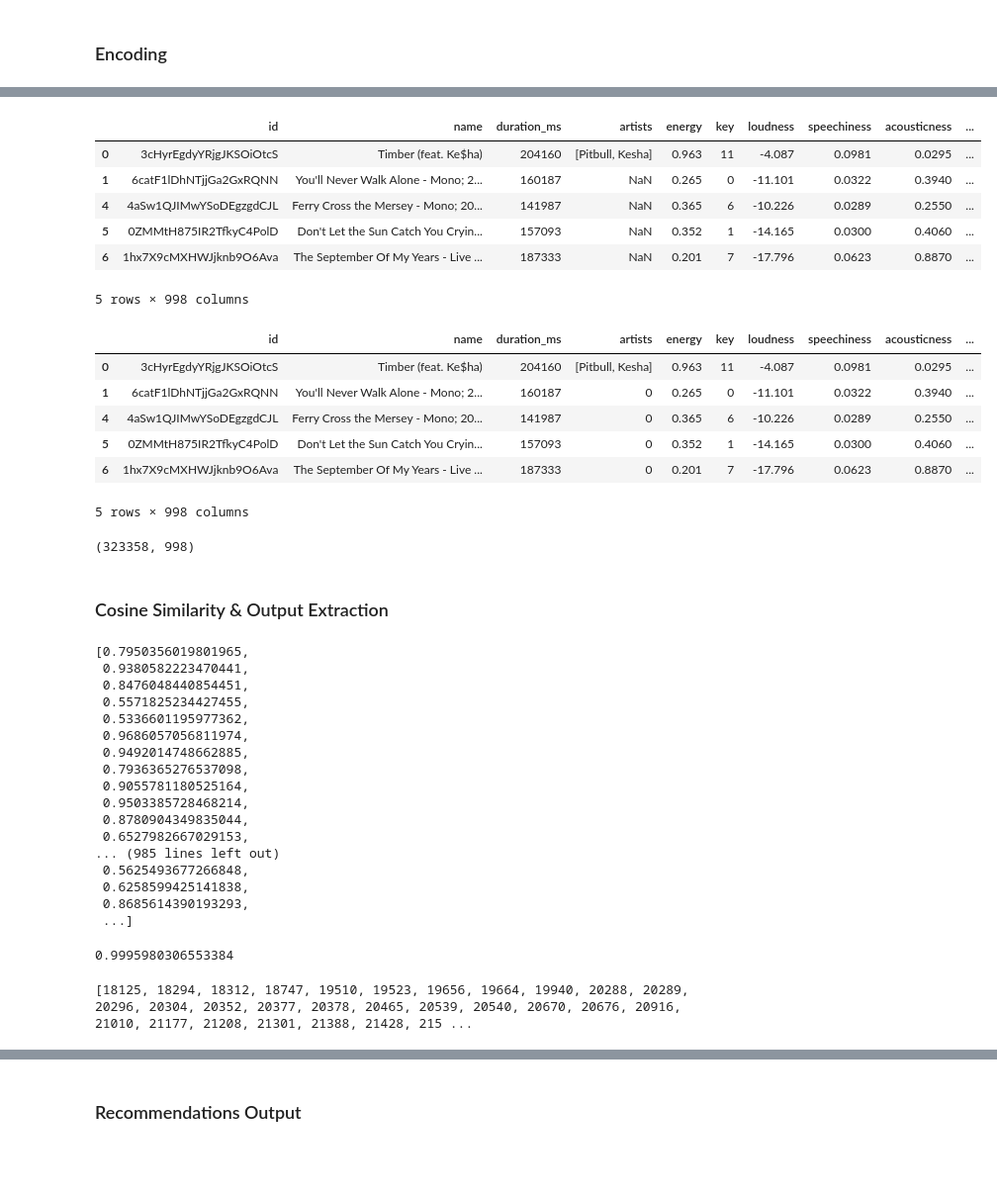
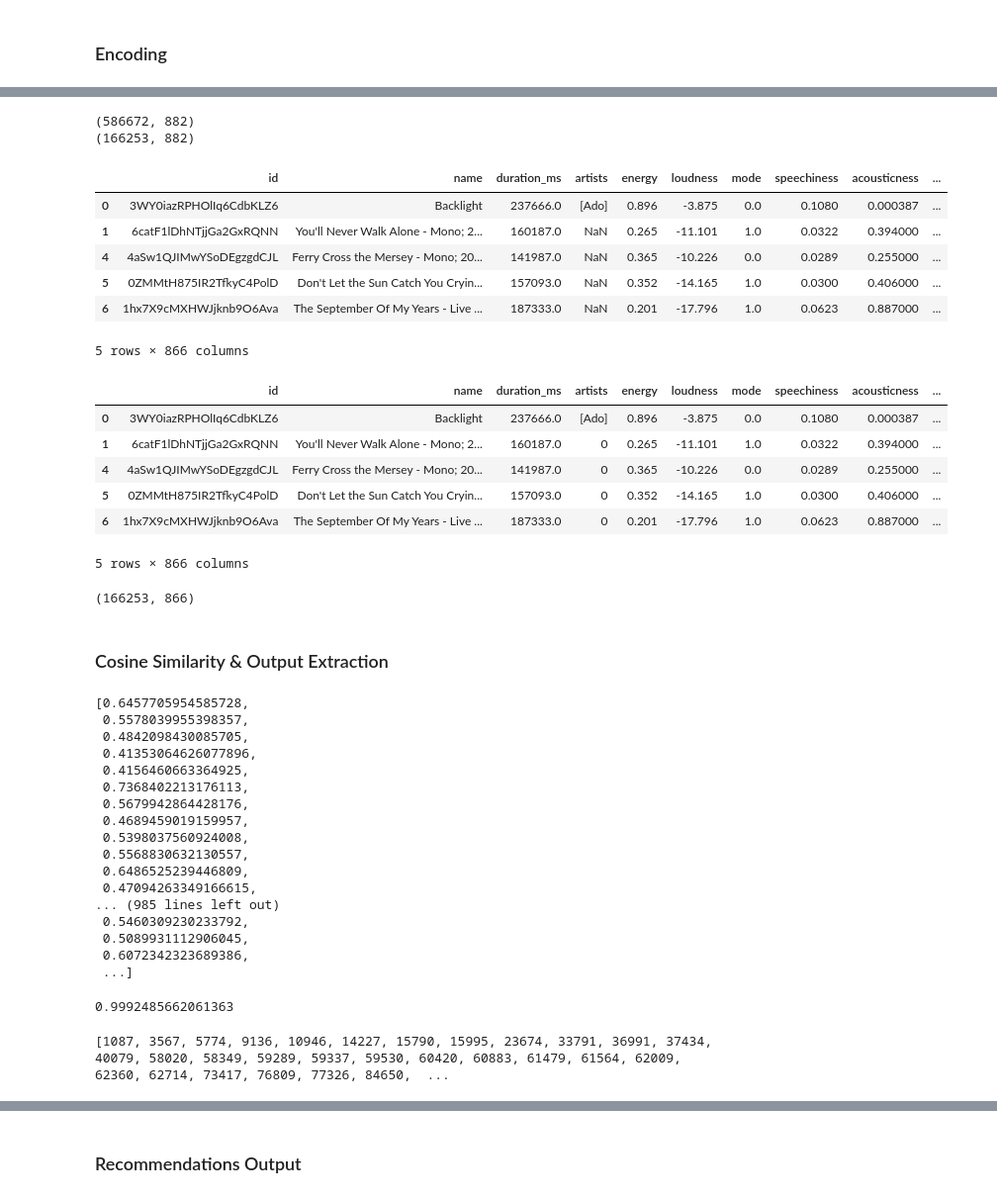
Before and after one commit to fishbrightwise/dap_artificial_dj, a Jupyter notebook: recommender model testing.ipynb, the cells around one changed output, grey strips where cells are left out. Shown: that part at 99% size. Drawn from its saved outputs; the diff is of its cells as text; code cells hidden in the pictures; blank space fills up the shorter version.

```diff
--- a/recommender model testing.ipynb
+++ b/recommender model testing.ipynb
@@ -393,0 +416,2 @@ df_2.iloc[:,0:20].describe()
+# %%
+key_encoded = pd.get_dummies(df['key'], columns=[i for i in range(12)], prefix='key').astype(int)
@@ -394,33 +434,42 @@ df_2.iloc[:,0:20].describe()
+# %%
+df_2 = pd.concat([df_2, key_encoded], axis=1)
+# %%
+print(df_2.shape)
+df_2.drop_duplicates(subset=["song_id_name"], keep='first', inplace=True)
+print(df_2.shape)
+# %% [output]
+(586672, 882)
+(166253, 882)
 # %%
 # Removing unnecessary features.
 
-df_2 = df_2.drop(['id_artists', 'release_date', 'popularity', 'mode', 'danceability', 'artists_count', 'song_name_artist', 'artist_1', 'artist_2', 'artist_3', 'artist_4', 'genres', 'supersetted_genres', 'explicit', 'time_signature'], axis=1)
+df_2 = df_2.drop(['id_artists', 'release_date', 'popularity', 'key', 'danceability', 'liveness', 'artists_count', 'song_name_artist', 'artist_1', 'artist_2', 'artist_3', 'artist_4', 'genres', 'supersetted_genres', 'explicit', 'time_signature'], axis=1)
 df_2.head()
 # %% [output]
-|  | id | name | duration_ms | artists | energy | key | loudness | speechiness | acousticness | ... |
-| 0 | 3cHyrEgdyYRjgJKSOiOtcS | Timber (feat. Ke$ha) | 204160 | [Pitbull, Kesha] | 0.963 | 11 | -4.087 | 0.0981 | 0.0295 | ... |
-| 1 | 6catF1lDhNTjjGa2GxRQNN | You'll Never Walk Alone - Mono; 2... | 160187 | NaN | 0.265 | 0 | -11.101 | 0.0322 | 0.3940 | ... |
-| 4 | 4aSw1QJIMwYSoDEgzgdCJL | Ferry Cross the Mersey - Mono; 20... | 141987 | NaN | 0.365 | 6 | -10.226 | 0.0289 | 0.2550 | ... |
-| 5 | 0ZMMtH875IR2TfkyC4PolD | Don't Let the Sun Catch You Cryin... | 157093 | NaN | 0.352 | 1 | -14.165 | 0.0300 | 0.4060 | ... |
-| 6 | 1hx7X9cMXHWJjknb9O6Ava | The September Of My Years - Live ... | 187333 | NaN | 0.201 | 7 | -17.796 | 0.0623 | 0.8870 | ... |
+|  | id | name | duration_ms | artists | energy | loudness | mode | speechiness | acousticness | ... |
+| 0 | 3WY0iazRPHOlIq6CdbKLZ6 | Backlight | 237666.0 | [Ado] | 0.896 | -3.875 | 0.0 | 0.1080 | 0.000387 | ... |
+| 1 | 6catF1lDhNTjjGa2GxRQNN | You'll Never Walk Alone - Mono; 2... | 160187.0 | NaN | 0.265 | -11.101 | 1.0 | 0.0322 | 0.394000 | ... |
+| 4 | 4aSw1QJIMwYSoDEgzgdCJL | Ferry Cross the Mersey - Mono; 20... | 141987.0 | NaN | 0.365 | -10.226 | 0.0 | 0.0289 | 0.255000 | ... |
+| 5 | 0ZMMtH875IR2TfkyC4PolD | Don't Let the Sun Catch You Cryin... | 157093.0 | NaN | 0.352 | -14.165 | 1.0 | 0.0300 | 0.406000 | ... |
+| 6 | 1hx7X9cMXHWJjknb9O6Ava | The September Of My Years - Live ... | 187333.0 | NaN | 0.201 | -17.796 | 1.0 | 0.0623 | 0.887000 | ... |
-5 rows × 998 columns
+5 rows × 866 columns
 # %%
 # Filling in any null values. (In case)
 
 df_2 = df_2.fillna(0)
 df_2.head()
 # %% [output]
-|  | id | name | duration_ms | artists | energy | key | loudness | speechiness | acousticness | ... |
-| 0 | 3cHyrEgdyYRjgJKSOiOtcS | Timber (feat. Ke$ha) | 204160 | [Pitbull, Kesha] | 0.963 | 11 | -4.087 | 0.0981 | 0.0295 | ... |
-| 1 | 6catF1lDhNTjjGa2GxRQNN | You'll Never Walk Alone - Mono; 2... | 160187 | 0 | 0.265 | 0 | -11.101 | 0.0322 | 0.3940 | ... |
-| 4 | 4aSw1QJIMwYSoDEgzgdCJL | Ferry Cross the Mersey - Mono; 20... | 141987 | 0 | 0.365 | 6 | -10.226 | 0.0289 | 0.2550 | ... |
-| 5 | 0ZMMtH875IR2TfkyC4PolD | Don't Let the Sun Catch You Cryin... | 157093 | 0 | 0.352 | 1 | -14.165 | 0.0300 | 0.4060 | ... |
-| 6 | 1hx7X9cMXHWJjknb9O6Ava | The September Of My Years - Live ... | 187333 | 0 | 0.201 | 7 | -17.796 | 0.0623 | 0.8870 | ... |
+|  | id | name | duration_ms | artists | energy | loudness | mode | speechiness | acousticness | ... |
+| 0 | 3WY0iazRPHOlIq6CdbKLZ6 | Backlight | 237666.0 | [Ado] | 0.896 | -3.875 | 0.0 | 0.1080 | 0.000387 | ... |
+| 1 | 6catF1lDhNTjjGa2GxRQNN | You'll Never Walk Alone - Mono; 2... | 160187.0 | 0 | 0.265 | -11.101 | 1.0 | 0.0322 | 0.394000 | ... |
+| 4 | 4aSw1QJIMwYSoDEgzgdCJL | Ferry Cross the Mersey - Mono; 20... | 141987.0 | 0 | 0.365 | -10.226 | 0.0 | 0.0289 | 0.255000 | ... |
+| 5 | 0ZMMtH875IR2TfkyC4PolD | Don't Let the Sun Catch You Cryin... | 157093.0 | 0 | 0.352 | -14.165 | 1.0 | 0.0300 | 0.406000 | ... |
+| 6 | 1hx7X9cMXHWJjknb9O6Ava | The September Of My Years - Live ... | 187333.0 | 0 | 0.201 | -17.796 | 1.0 | 0.0623 | 0.887000 | ... |
-5 rows × 998 columns
+5 rows × 866 columns
 # %%
 df_2.shape
 # %% [output]
-(323358, 998)
+(166253, 866)
 # %% [markdown]
 ### Cosine Similarity & Output Extraction
 # %%
@@ -466,41 +515,41 @@ def processing(df_2):
 arr = processing(df_2)
 arr
 # %% [output]
-[0.7950356019801965,
- 0.9380582223470441,
- 0.8476048440854451,
- 0.5571825234427455,
- 0.5336601195977362,
- 0.9686057056811974,
- 0.9492014748662885,
- 0.7936365276537098,
- 0.9055781180525164,
- 0.9503385728468214,
- 0.8780904349835044,
- 0.6527982667029153,
+[0.6457705954585728,
+ 0.5578039955398357,
+ 0.4842098430085705,
+ 0.41353064626077896,
+ 0.4156460663364925,
+ 0.7368402213176113,
+ 0.5679942864428176,
+ 0.4689459019159957,
+ 0.5398037560924008,
+ 0.5568830632130557,
+ 0.6486525239446809,
+ 0.47094263349166615,
 ... (985 lines left out)
- 0.5625493677266848,
- 0.6258599425141838,
- 0.8685614390193293,
+ 0.5460309230233792,
+ 0.5089931112906045,
+ 0.6072342323689386,
  ...]
 # %%
 max(arr[1:])
 # %% [output]
-0.9995980306553384
+0.9992485662061363
 # %%
 def compile_suggestions(arr):
     suggestions = []
 
     # Compiling all song ids that are above the pre-determined threshold for 'like the first song'.
     for i in range(len(arr)):
-        if arr[i] > 0.99:
+        if arr[i] > 0.9:
             suggestions.append(i)
 
     print(suggestions)
     return suggestions
 suggestions = compile_suggestions(arr)
 # %% [output]
-[18125, 18294, 18312, 18747, 19510, 19523, 19656, 19664, 19940, 20288, 20289, 20296, 20304, 20352, 20377, 20378, 20465, 20539, 20540, 20670, 20676, 20916, 21010, 21177, 21208, 21301, 21388, 21428, 215 ...
+[1087, 3567, 5774, 9136, 10946, 14227, 15790, 15995, 23674, 33791, 36991, 37434, 40079, 58020, 58349, 59289, 59337, 59530, 60420, 60883, 61479, 61564, 62009, 62360, 62714, 73417, 76809, 77326, 84650,  ...
 # %%
 len(suggestions)
 # %% [output]
```
Also changed, not shown: parts of 26 cells of this notebook.
